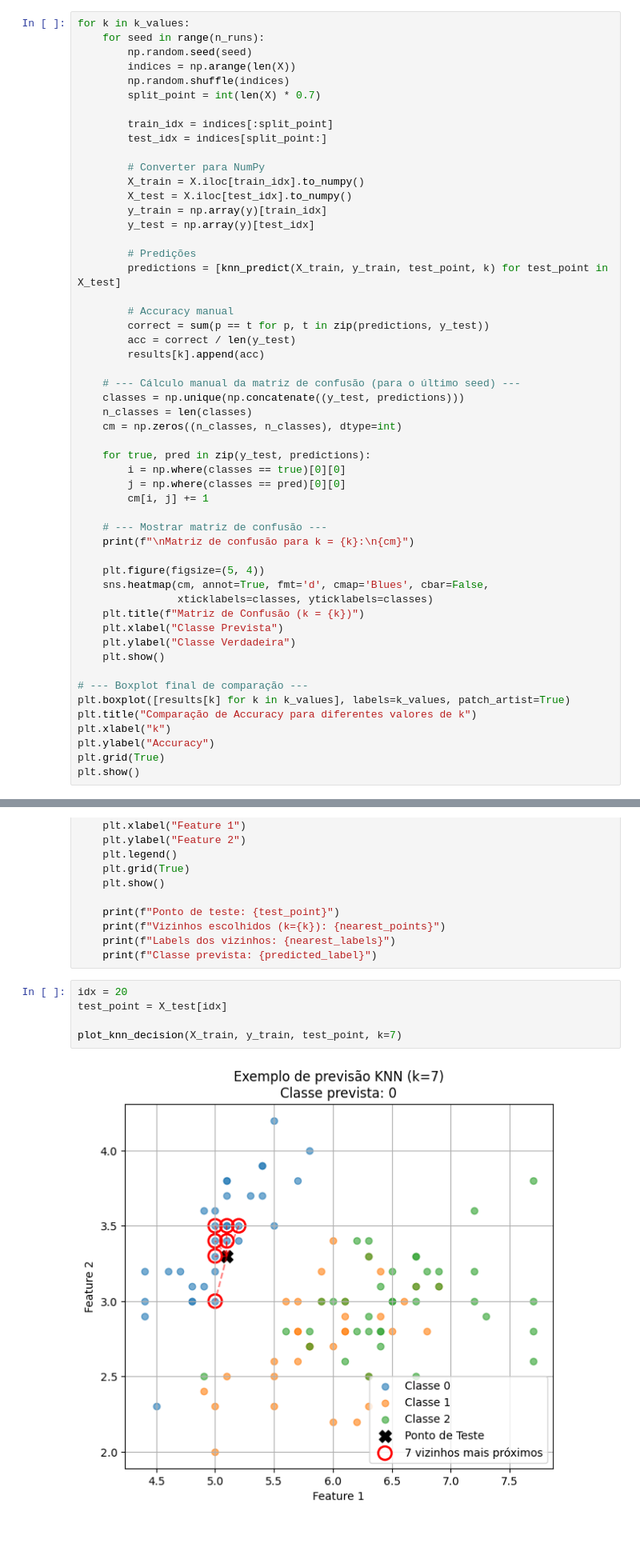
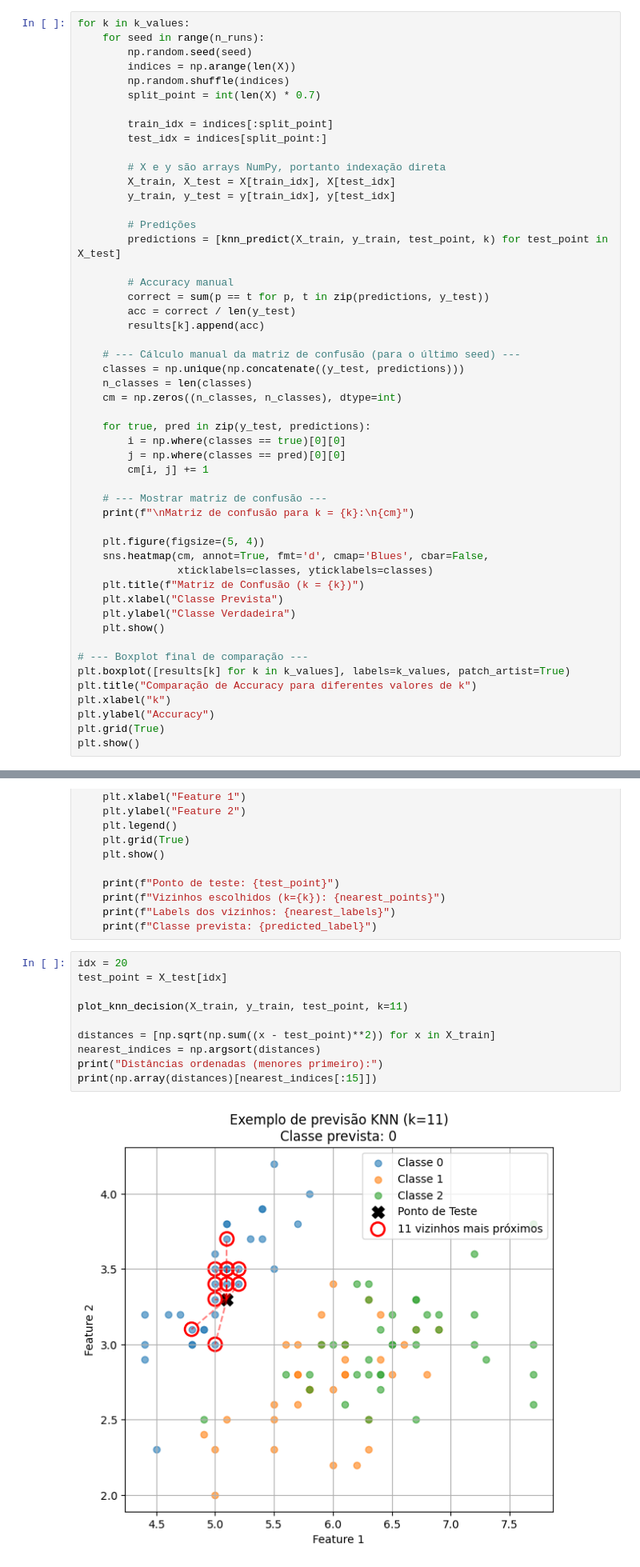
Before and after one commit to AlexRode/IAA, a Jupyter notebook: supervised.ipynb, the cells around one changed output, grey strips where cells are left out. Shown: that part at 80% size. Saved outputs shown, nothing was run; the diff lists cells and outputs as text; blank space fills up the shorter version.

Commit message:
mias plots

```diff
--- a/supervised.ipynb
+++ b/supervised.ipynb
@@ -491,11 +455,9 @@ for k in k_values:
         train_idx = indices[:split_point]
         test_idx = indices[split_point:]
 
-        # Converter para NumPy
-        X_train = X.iloc[train_idx].to_numpy()
-        X_test = X.iloc[test_idx].to_numpy()
-        y_train = np.array(y)[train_idx]
-        y_test = np.array(y)[test_idx]
+        # X e y são arrays NumPy, portanto indexação direta
+        X_train, X_test = X[train_idx], X[test_idx]
+        y_train, y_test = y[train_idx], y[test_idx]
 
         # Predições
         predictions = [knn_predict(X_train, y_train, test_point, k) for test_point in X_test]
@@ -608,8 +570,13 @@ def plot_knn_decision(X_train, y_train, test_point, k):
 # %%
 idx = 20
 test_point = X_test[idx]
 
-plot_knn_decision(X_train, y_train, test_point, k=7)
+plot_knn_decision(X_train, y_train, test_point, k=11)
+
+distances = [np.sqrt(np.sum((x - test_point)**2)) for x in X_train]
+nearest_indices = np.argsort(distances)
+print("Distâncias ordenadas (menores primeiro):")
+print(np.array(distances)[nearest_indices[:15]])
 # %% [output]
-[figure, old version]
+[figure, new version]
 Ponto de teste: [5.1 3.3 1.7 0.5]
```
Also changed, not shown: parts of 9 cells of this notebook.
